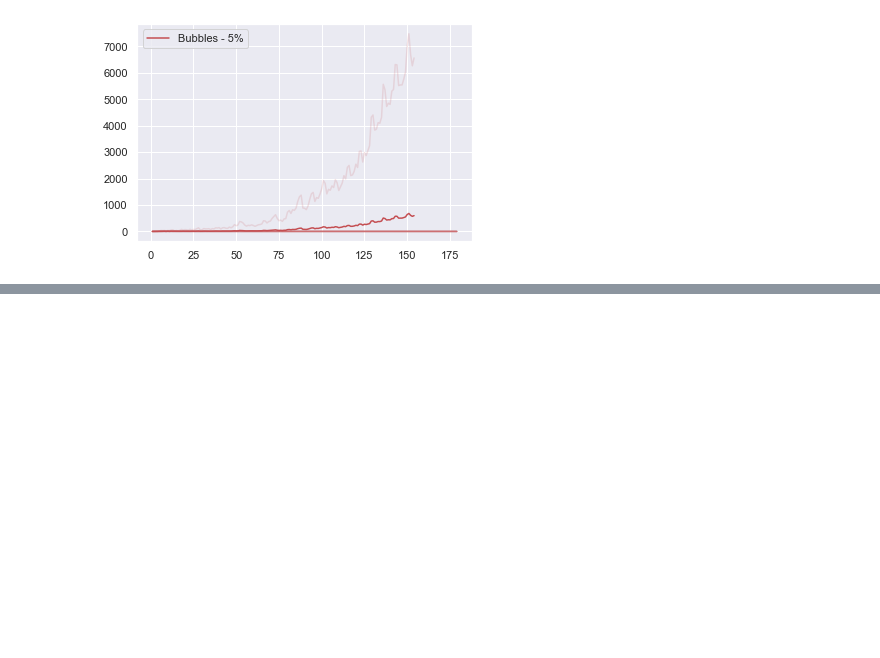
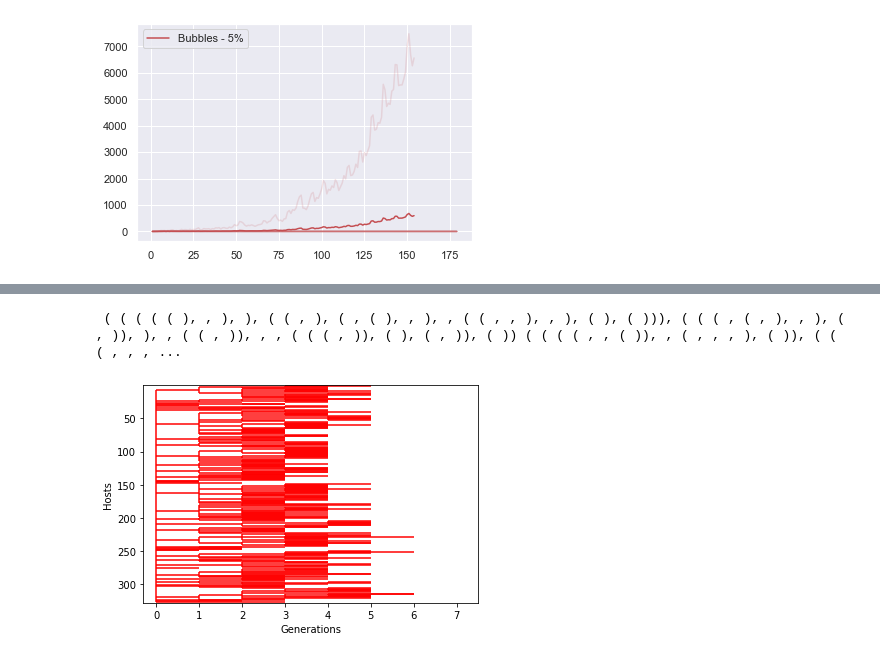
Before and after one commit to dime-worldbank/Disease-Modelling-SSA, a Jupyter notebook: notebooks/JavaOutputProcessing.ipynb, the cells around one changed output, grey strips where cells are left out. Saved outputs shown, nothing was run; the diff lists cells and outputs as text; code cells hidden in the pictures; blank space fills up the shorter version.

Commit message:
testing the perfect mixing model

```diff
--- a/notebooks/JavaOutputProcessing.ipynb
+++ b/notebooks/JavaOutputProcessing.ipynb
@@ -591,0 +600,7 @@ plt.savefig(path + "comparisonOfPopulationSizes.png", dpi=300)
+# %%
+results_filename = "/Users/swise/workspace/worldbank/Disease-Modelling-SSA/java/WorldBankCovid19/infections_0.1_1_30_1234567.txt"
+r_data = pd.read_csv(results_filename, sep='\t')
+# %%
+transmissions = r_data[["Host", "Source"]]
+transmissions["Source"] = transmissions["Source"].fillna(0) # get rid of NAs
+transmissions["CleanSource"] = [int(x) for x in transmissions["Source"]] # make sure they're all ints
@@ -591,0 +618,11 @@ plt.savefig(path + "comparisonOfPopulationSizes.png", dpi=300)
+# %%
+#transmissions
+
+roots = transmissions[transmissions["CleanSource"] == 0]
+myTreeString = ""
+for i, r in roots.iterrows():
+    myTreeString += getMySubtree(r["Host"], transmissions)
+
+print(myTreeString)
+# %% [output]
+ ( ( ( ( ( ), , ), ), ( ( , ), ( , ( ), , ), , ( ( , , ), , ), ( ), ( ))), ( ( ( , ( , ), , ), ( , )), ), , ( ( , )), , , ( ( ( , )), ( ), ( , )), ( )) ( ( ( ( , , ( )), , ( , , , ), ( )), ( ( ( , , , ...
@@ -591,0 +668,14 @@ plt.savefig(path + "comparisonOfPopulationSizes.png", dpi=300)
+# %%
+myTree = Phylo.read(StringIO(myTreeString), "newick")
+# %%
+myTree.root.color = "red"
+plt.ioff()
+fig = plt.figure()
+Phylo.draw(myTree, xlabel=({'xlabel': 'Generations'}), ylabel=({'ylabel': 'Hosts'}), do_show=False)
+plt.savefig('v4.png')
+plt.close(fig)
+
+
+#Phylo.draw(tree, axhspan=((0.25, 7.75), {'facecolor':'0.5'}),
+# %% [output]
+[figure, added]
```
Also changed, not shown: parts of 5 cells of this notebook, 22 other files.
